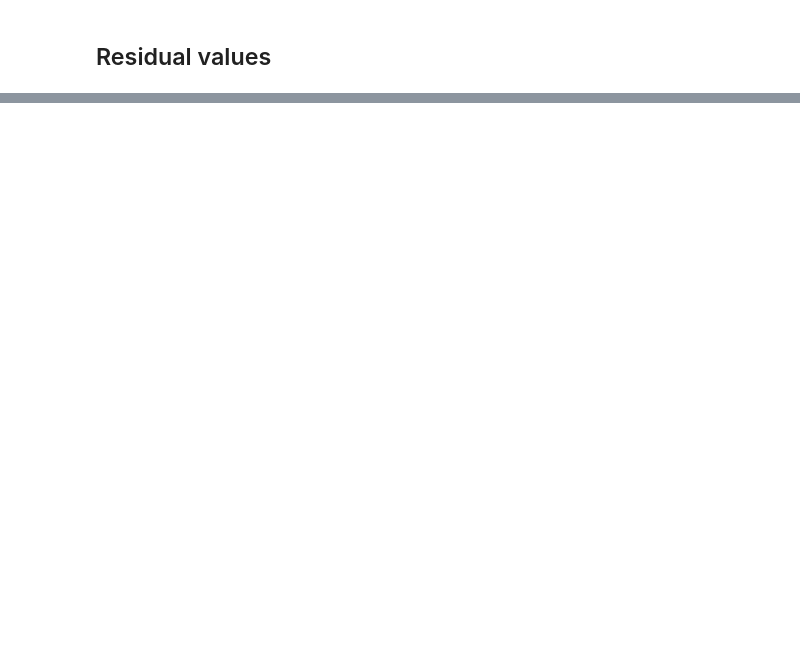
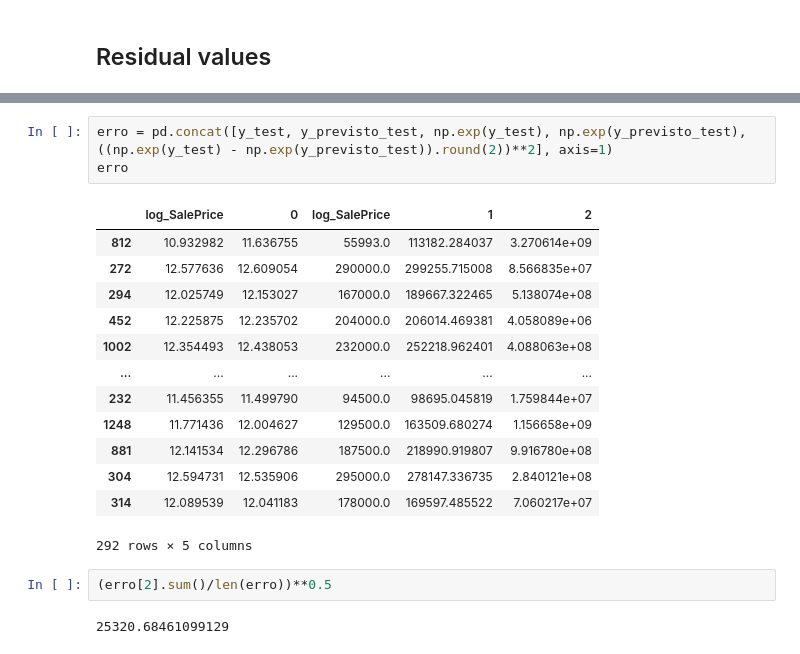
Before and after one commit to marcodeamicis/house_prices_regression, a Jupyter notebook: notebooks/3_modeling_amicis.ipynb, the cells around one changed output, grey strips where cells are left out. Saved outputs shown, nothing was run; the diff lists cells and outputs as text; blank space fills up the shorter version.

```diff
--- a/notebooks/3_modeling_amicis.ipynb
+++ b/notebooks/3_modeling_amicis.ipynb
@@ -215,0 +219,21 @@ ValueError: operands could not be broadcast together with shapes (292,) (1168,)
+# %%
+erro = pd.concat([y_test, y_previsto_test, np.exp(y_test), np.exp(y_previsto_test), ((np.exp(y_test) - np.exp(y_previsto_test)).round(2))**2], axis=1)
+erro
+# %% [output]
+|  | log_SalePrice | 0 | log_SalePrice | 1 | 2 |
+| 812 | 10.932982 | 11.636755 | 55993.0 | 113182.284037 | 3.270614e+09 |
+| 272 | 12.577636 | 12.609054 | 290000.0 | 299255.715008 | 8.566835e+07 |
+| 294 | 12.025749 | 12.153027 | 167000.0 | 189667.322465 | 5.138074e+08 |
+| 452 | 12.225875 | 12.235702 | 204000.0 | 206014.469381 | 4.058089e+06 |
+| 1002 | 12.354493 | 12.438053 | 232000.0 | 252218.962401 | 4.088063e+08 |
+| ... | ... | ... | ... | ... | ... |
+| 232 | 11.456355 | 11.499790 | 94500.0 | 98695.045819 | 1.759844e+07 |
+| 1248 | 11.771436 | 12.004627 | 129500.0 | 163509.680274 | 1.156658e+09 |
+| 881 | 12.141534 | 12.296786 | 187500.0 | 218990.919807 | 9.916780e+08 |
+| 304 | 12.594731 | 12.535906 | 295000.0 | 278147.336735 | 2.840121e+08 |
+| 314 | 12.089539 | 12.041183 | 178000.0 | 169597.485522 | 7.060217e+07 |
+292 rows × 5 columns
+# %%
+(erro[2].sum()/len(erro))**0.5
+# %% [output]
+25320.68461099129
```
Also changed, not shown: parts of 9 cells of this notebook, 2 other files.
